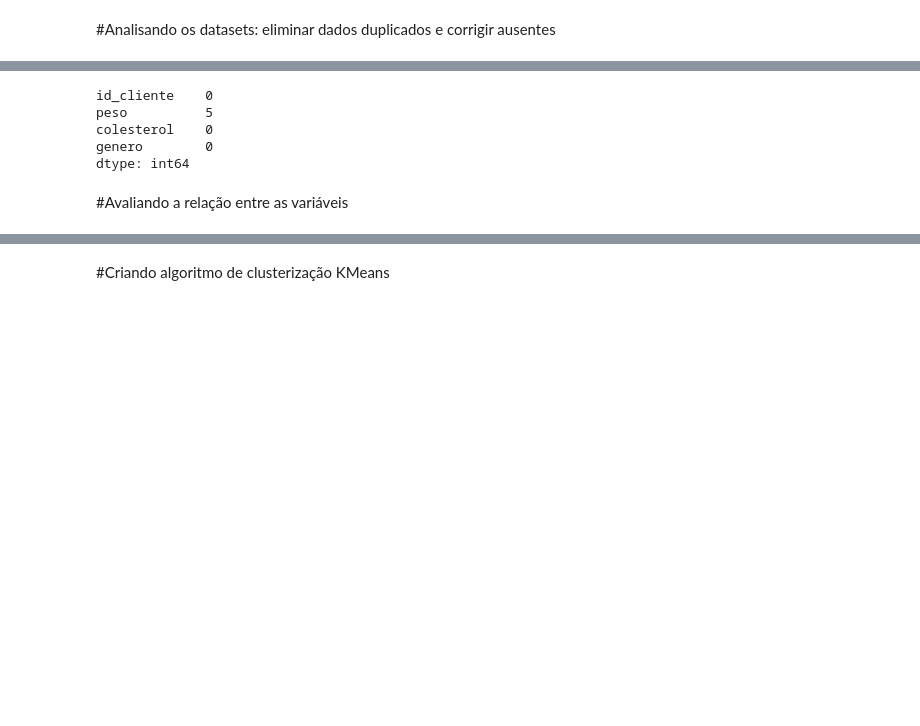
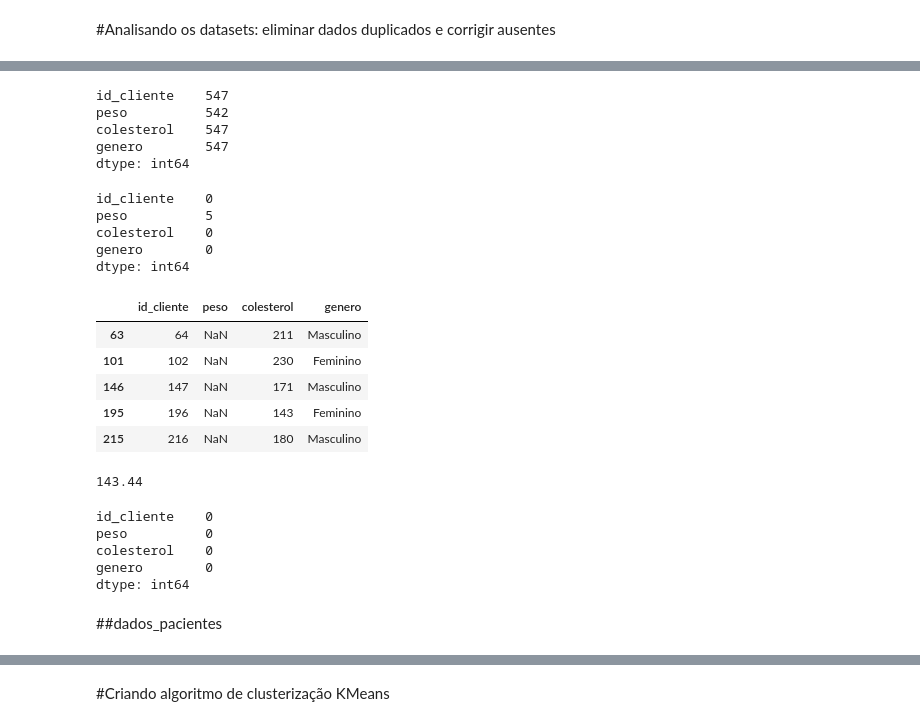
Before and after one commit to pzoliveira/IGTI_DESM1, a Jupyter notebook: IGTI_DESM1.ipynb, the cells around one changed output, grey strips where cells are left out. Drawn from its saved outputs; the diff is of its cells as text; code cells hidden in the pictures; blank space fills up the shorter version.

```diff
--- a/IGTI_DESM1.ipynb
+++ b/IGTI_DESM1.ipynb
@@ -29,3 +71,11 @@ dados_clinicos.head(5)
+# %%
+dados_clinicos.count()
+# %% [output]
+id_cliente    547
+peso          542
+colesterol    547
+genero        547
+dtype: int64
 # %%
 dados_clinicos.isna().sum()
 # %% [output]
@@ -34,5 +84,17 @@ peso          5
 colesterol    0
 genero        0
 dtype: int64
-# %% [markdown]
-#Avaliando a relação entre as variáveis
+# %%
+dados_clinicos.loc[dados_clinicos['peso'].isnull()]
+# %% [output]
+|  | id_cliente | peso | colesterol | genero |
+| 63 | 64 | NaN | 211 | Masculino |
+| 101 | 102 | NaN | 230 | Feminino |
+| 146 | 147 | NaN | 171 | Masculino |
+| 195 | 196 | NaN | 143 | Feminino |
+| 215 | 216 | NaN | 180 | Masculino |
+# %%
+media= dados_clinicos.peso.mean()
+round(media, 2)
+# %% [output]
+143.44
@@ -38,0 +103,10 @@ dtype: int64
+# %%
+dados_clinicos.isna().sum()
+# %% [output]
+id_cliente    0
+peso          0
+colesterol    0
+genero        0
+dtype: int64
+# %% [markdown]
+##dados_pacientes
```
Also changed, not shown: parts of 24 cells of this notebook.
